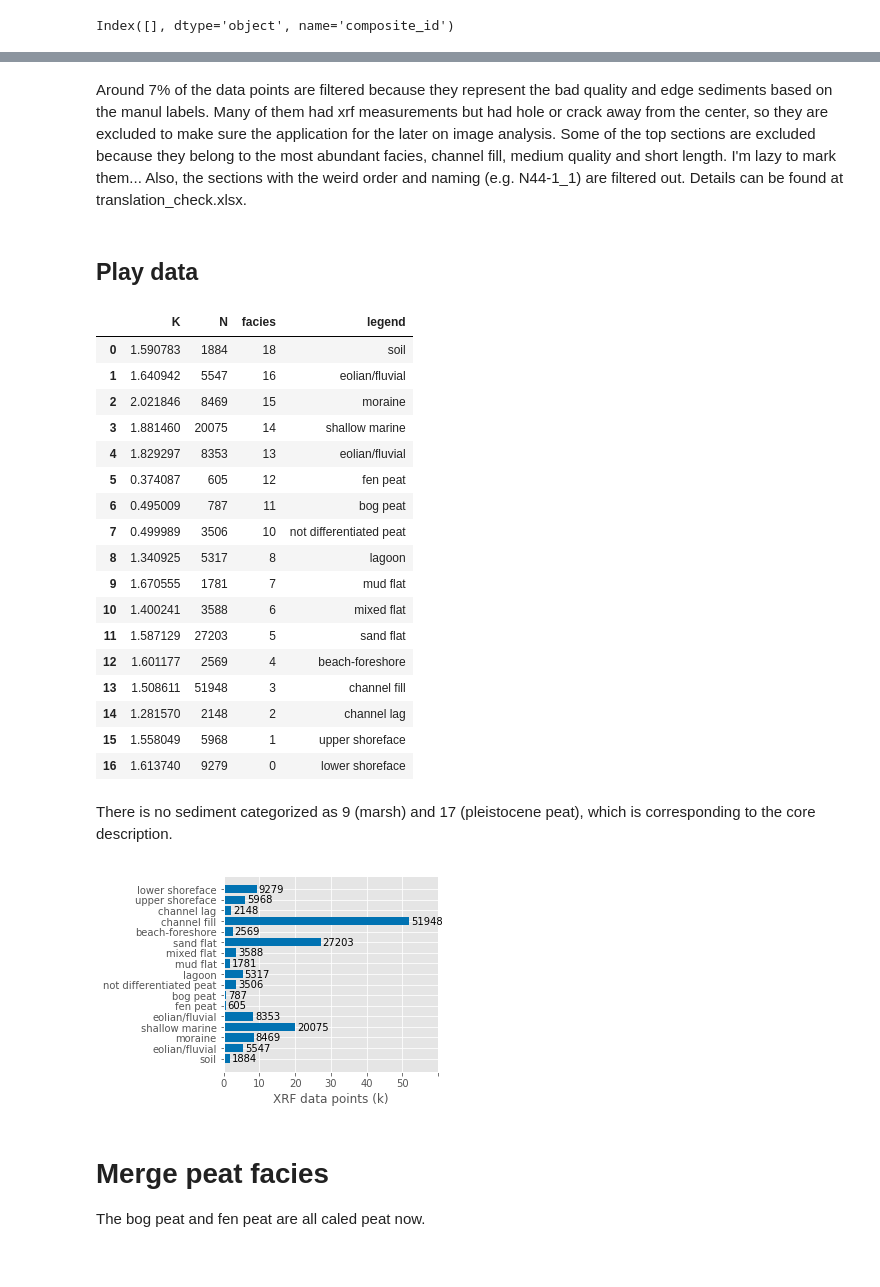
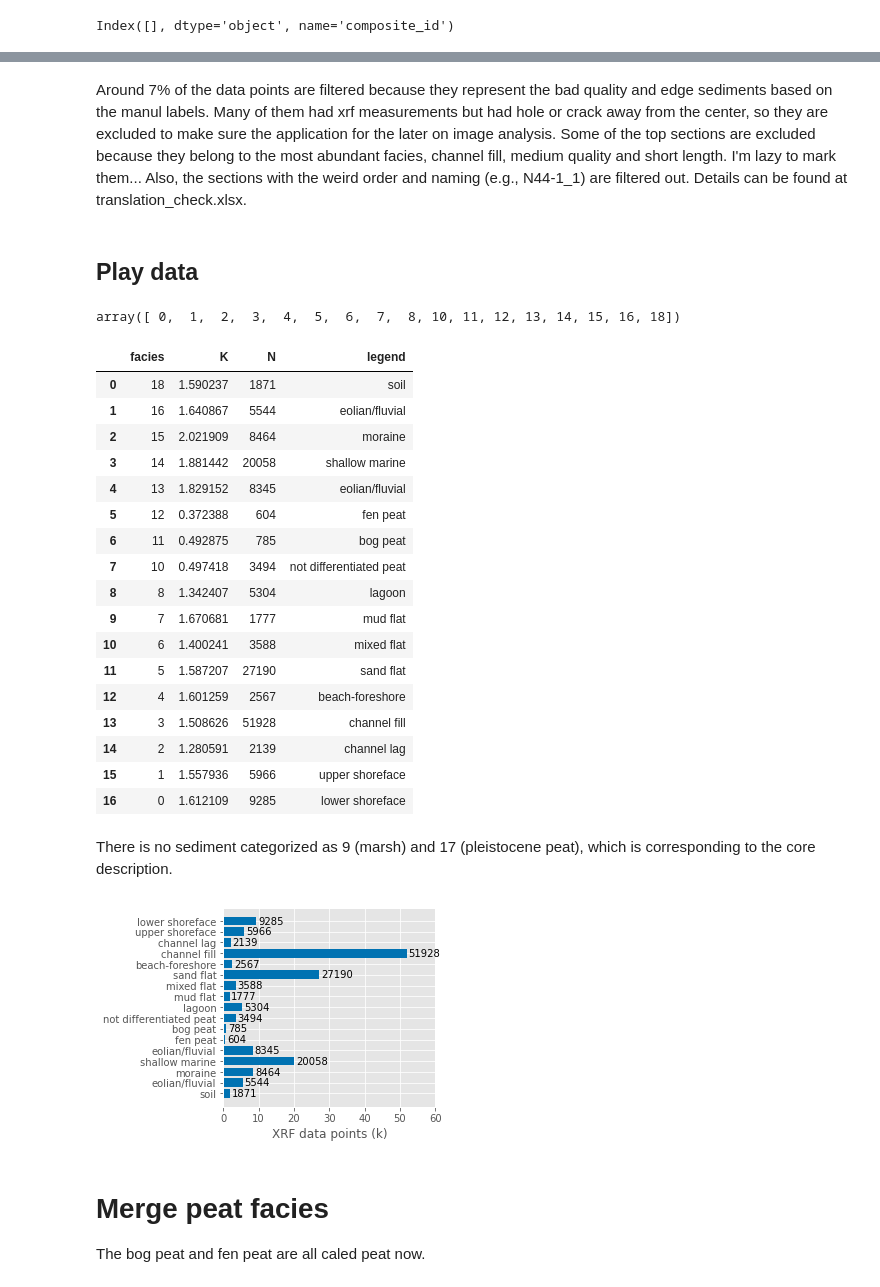
Before and after one commit to dispink/WASA-faciesXRF, a Jupyter notebook: build_labels.ipynb, the cells around one changed output, grey strips where cells are left out. Drawn from its saved outputs; the diff is of its cells as text; code cells hidden in the pictures.

```diff
--- a/build_labels.ipynb
+++ b/build_labels.ipynb
@@ -56,10 +63,10 @@ legends_df.to_csv('database/facies_legends.csv')
 ## Asign the lebels to the XRF data
 I only asign to the clr-transformed data since I will use it for subsequent analyses.
 # %%
-labels_df = pd.read_csv('database/facies_labels.csv', index_col = 0)
-legends_df = pd.read_csv('database/facies_legends.csv', index_col = 0)
+labels_df = pd.read_csv('data/facies_labels.csv', index_col = 0)
+legends_df = pd.read_csv('data/facies_legends.csv', index_col = 0)
 # %%
-xrf_df = pd.read_csv('database/WASA_XRF_suchen_clr.csv', index_col = 0)
+xrf_df = pd.read_csv('data/WASA_XRF_suchen_clr.csv', index_col = 0)
 xrf_df.head()
 # %% [output]
 |  | Ba | Br | Ca | Cl | Fe | K | Mn | Rb | S | Si | ... |
@@ -162,3 +146,3 @@ set(xrf_df.core_section) - set(xrf_fa_df.core_section)
 # %% [markdown]
-Around 7% of the data points are filtered because they represent the bad quality and edge sediments based on the manul labels. Many of them had xrf measurements but had hole or crack away from the center, so they are excluded to make sure the application for the later on image analysis. Some of the top sections are excluded because they belong to the most abundant facies, channel fill, medium quality and short length. I'm lazy to mark them... Also, the sections with the weird order and naming (e.g. N44-1_1) are filtered out. Details can be found at translation_check.xlsx.
+Around 7% of the data points are filtered because they represent the bad quality and edge sediments based on the manul labels. Many of them had xrf measurements but had hole or crack away from the center, so they are excluded to make sure the application for the later on image analysis. Some of the top sections are excluded because they belong to the most abundant facies, channel fill, medium quality and short length. I'm lazy to mark them... Also, the sections with the weird order and naming (e.g., N44-1_1) are filtered out. Details can be found at translation_check.xlsx.
 # %%
@@ -172,47 +152,55 @@ des_K['facies'] = list(des_K.index)
+# %%
+np.unique(xrf_fa_df['facies'])
+# %% [output]
+array([ 0,  1,  2,  3,  4,  5,  6,  7,  8, 10, 11, 12, 13, 14, 15, 16, 18])
 # %%
+des_K  = xrf_fa_df.loc[:, ['K', 'facies']].groupby('facies').mean()
+des_K['N'] = xrf_fa_df.iloc[:, -2:].groupby('facies').count()
+des_K.reset_index(drop = False, inplace = True)
+
 leg = {}  # build a map
 for index in legends_df.index:
     leg[index] = legends_df.facies[index]
 
 des_K['legend'] = des_K.facies.map(leg)
+des_K.loc[des_K.legend=='soil-potential settlement surface', 'legend'] = 'soil'
+des_K.sort_values('facies', axis = 0, ascending = False, inplace = True)
 des_K.reset_index(drop = True, inplace = True)
-des_K.loc[0, 'legend'] = 'soil'
-des_K.sort_values('facies', axis = 0, ascending = False, inplace = True)
 des_K
 # %% [output]
-|  | K | N | facies | legend |
-| 0 | 1.590783 | 1884 | 18 | soil |
-| 1 | 1.640942 | 5547 | 16 | eolian/fluvial |
-| 2 | 2.021846 | 8469 | 15 | moraine |
-| 3 | 1.881460 | 20075 | 14 | shallow marine |
-| 4 | 1.829297 | 8353 | 13 | eolian/fluvial |
-| 5 | 0.374087 | 605 | 12 | fen peat |
-| 6 | 0.495009 | 787 | 11 | bog peat |
-| 7 | 0.499989 | 3506 | 10 | not differentiated peat |
-| 8 | 1.340925 | 5317 | 8 | lagoon |
-| 9 | 1.670555 | 1781 | 7 | mud flat |
-| 10 | 1.400241 | 3588 | 6 | mixed flat |
-| 11 | 1.587129 | 27203 | 5 | sand flat |
-| 12 | 1.601177 | 2569 | 4 | beach-foreshore |
-| 13 | 1.508611 | 51948 | 3 | channel fill |
-| 14 | 1.281570 | 2148 | 2 | channel lag |
-| 15 | 1.558049 | 5968 | 1 | upper shoreface |
-| 16 | 1.613740 | 9279 | 0 | lower shoreface |
+|  | facies | K | N | legend |
+| 0 | 18 | 1.590237 | 1871 | soil |
+| 1 | 16 | 1.640867 | 5544 | eolian/fluvial |
+| 2 | 15 | 2.021909 | 8464 | moraine |
+| 3 | 14 | 1.881442 | 20058 | shallow marine |
+| 4 | 13 | 1.829152 | 8345 | eolian/fluvial |
+| 5 | 12 | 0.372388 | 604 | fen peat |
+| 6 | 11 | 0.492875 | 785 | bog peat |
+| 7 | 10 | 0.497418 | 3494 | not differentiated peat |
+| 8 | 8 | 1.342407 | 5304 | lagoon |
+| 9 | 7 | 1.670681 | 1777 | mud flat |
+| 10 | 6 | 1.400241 | 3588 | mixed flat |
+| 11 | 5 | 1.587207 | 27190 | sand flat |
+| 12 | 4 | 1.601259 | 2567 | beach-foreshore |
+| 13 | 3 | 1.508626 | 51928 | channel fill |
+| 14 | 2 | 1.280591 | 2139 | channel lag |
+| 15 | 1 | 1.557936 | 5966 | upper shoreface |
+| 16 | 0 | 1.612109 | 9285 | lower shoreface |
 # %% [markdown]
 There is no sediment categorized as 9 (marsh) and 17 (pleistocene peat), which is corresponding to the core description.
 # %%
 plt.figure(figsize = (5, 3.54))
 plt.barh(y = des_K.index, width = des_K.N, tick_label = des_K.legend)
 for i in des_K.index:
     plt.text(des_K.N[i] + 500, i, des_K.N[i], va = 'center')
 
 locs,_ = plt.xticks()
-plt.xticks(locs, [0, 10, 20, 30, 40, 50])
+plt.xticks(locs, [0, 10, 20, 30, 40, 50, 60])
 plt.xlabel('XRF data points (k)')
 plt.tight_layout()
-plt.savefig('analysis_2ndpaper/{}_xrf_datapoints_fa.png'.format(date))
+#plt.savefig('results/xrf_datapoints_fa_{}.png'.format(date))
 # %% [output]
-[figure, old version]
+[figure, new version]
 # %% [markdown]
 # Merge peat facies
 The bog peat and fen peat are all caled peat now.
```
Also changed, not shown: parts of 30 cells of this notebook, 3 other files.
